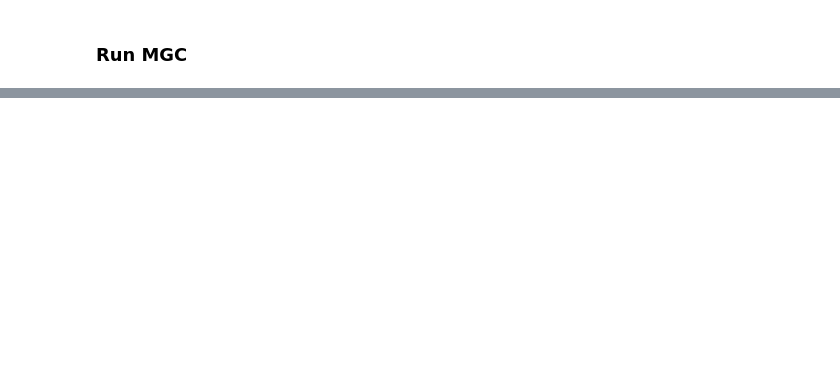
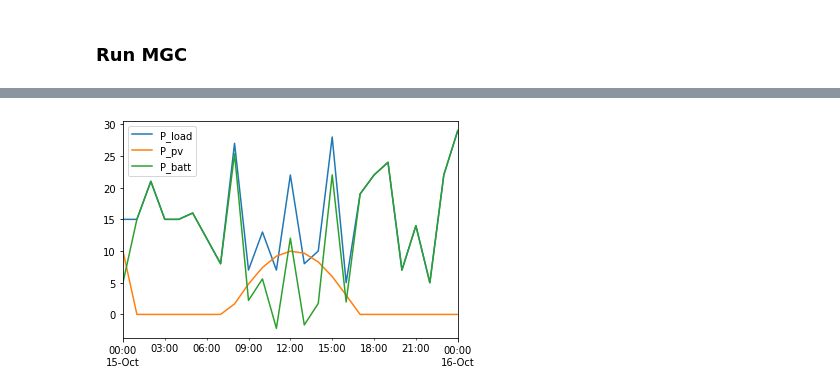
Before and after one commit to LBNL-ETA/FMLC, a Jupyter notebook: Examples/MicroGridController.ipynb, the cells around one changed output, grey strips where cells are left out. Cells and saved outputs as stored; diff of their text form; code cells hidden in the pictures; blank space fills up the shorter version.

```diff
--- a/Examples/MicroGridController.ipynb
+++ b/Examples/MicroGridController.ipynb
@@ -21,14 +21,14 @@ from Controllers_Definition import communication_dummy, forecaster_dummy, contro
 # Setup control modules
 controller = {}
 # Slow loop (5 s sampletime)
-controller['getweather'] = {'fun':communication_dummy, 'sampletime':5}
-controller['getgrid'] = {'fun':communication_dummy, 'sampletime':'getweather'}
-controller['forecast'] = {'fun':forecaster_dummy, 'sampletime':'getgrid'}
-controller['setgrid'] = {'fun':communication_dummy, 'sampletime':'forecast'}
+controller['getweather'] = {'function':communication_dummy, 'sampletime':5}
+controller['getgrid'] = {'function':communication_dummy, 'sampletime':'getweather'}
+controller['forecast'] = {'function':forecaster_dummy, 'sampletime':'getgrid'}
+controller['setgrid'] = {'function':communication_dummy, 'sampletime':'forecast'}
 # Fast loop (1 s sampletime)
-controller['getscada'] = {'fun':communication_dummy, 'sampletime':1}
-controller['controller'] = {'fun':controller_dummy, 'sampletime':'getscada'}
-controller['setscada'] = {'fun':communication_dummy, 'sampletime':'controller'}
+controller['getscada'] = {'function':communication_dummy, 'sampletime':1}
+controller['controller'] = {'function':controller_dummy, 'sampletime':'getscada'}
+controller['setscada'] = {'function':communication_dummy, 'sampletime':'controller'}
 
 # Link control
 mapping = {}
@@ -45,7 +45,7 @@ mapping['setscada_mode'] = 'set_scada'
 # %% [markdown]
 ### Run MGC
 # %%
-mgc = controller_stack(controller, mapping, tz=-8, debug=True, parallel=False)
+mgc = controller_stack(controller, mapping, debug=True, parallel=False)
 for i in range(10):
     mgc.query_control(time.time())
     time.sleep(0.2)
@@ -57,3 +57,4 @@ df = pd.read_json(log['controller']['data'].iloc[-1])
 df['P_batt'] = pd.DataFrame(log['controller']['control'][-1])
 df.plot()
 plt.show()
+# %% [output]
@@ -59,0 +78 @@ plt.show()
+[figure, added]
```
Also changed, not shown: parts of 3 cells of this notebook, 24 other files.
